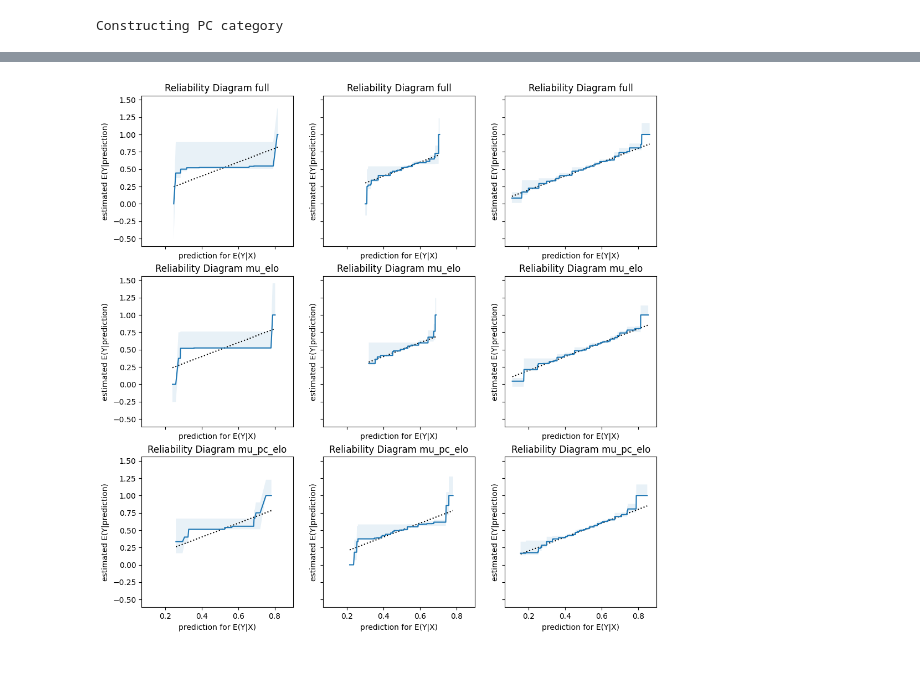
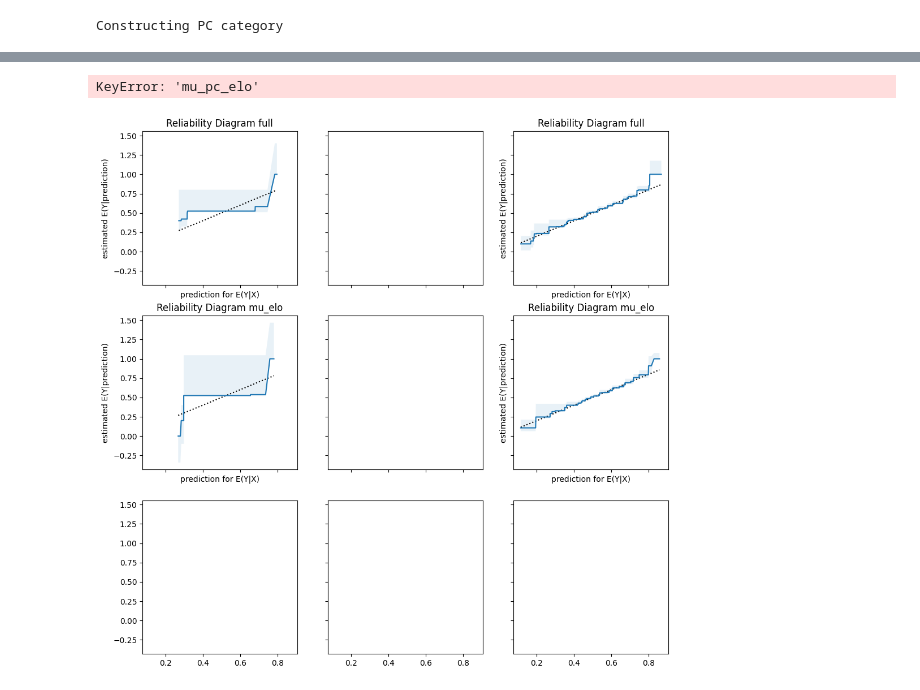
Before and after one commit to cpennington/yomi-skill, a Jupyter notebook: Model Check.ipynb, the cells around one changed output, grey strips where cells are left out. Drawn from its saved outputs; the diff is of its cells as text; code cells hidden in the pictures.

Commit message:
Switch to sklearn pipelines

```diff
--- a/Model Check.ipynb
+++ b/Model Check.ipynb
@@ -174,0 +132,2 @@ Transformation time =  0:02:18.038703
+# %%
+pipelines['full'].fit(X_train[:20], y_train[:20])
@@ -174,0 +136,7 @@ Transformation time =  0:02:18.038703
+# %%
+for model_name in model_names:
+    pipelines[model_name].fit(
+        X_train,
+        y_train,
+        # sample_weight=X_train[f'{models[model_name].weight_key}_weight']
+    )
@@ -175,10 +145,8 @@ Transformation time =  0:02:18.038703
 # %%
 pred_test = {
-    model_name: models[model_name].predict_proba(X_test)[:, 1]
-    for model_name in model_names
+    model_name: pipelines[model_name].predict_proba(X_test)[:, 1]
+    for model_name in pipelines
+    if hasattr(pipelines[model_name]['model'], 'inf_data_')
 }
 # %%
 df_pred_test = pandas.DataFrame(pred_test)
-# %%
-df_pred_test.set_index(X_test.index)
-pandas.concat([X_test, df_pred_test.set_index(X_test.index)], axis=1).sort_values('pc_elo_weight')[['player_1', 'character_1', 'win', 'character_2', 'player_2', 'pc_elo_1', 'pc_elo_2', 'pc_elo_weight'] + [model_name for model_name in model_names]]
@@ -199,34 +153,27 @@ pandas.concat([X_test, df_pred_test.set_index(X_test.index)], axis=1).sort_value
 # %%
 import matplotlib.pyplot as plt
 from model_diagnostics.calibration import compute_bias, plot_bias, plot_reliability_diagram
 fig, axes = plt.subplots(ncols=3, nrows=len(model_names), figsize=(12, 4*len(model_names)), sharex=True, sharey=True)
 mirror_matches = (X_test.character_1 == X_test.character_2).to_numpy()
-similar_elo_matches = ((X_test.elo_1 - X_test.elo_2).abs() < 50).to_numpy()
 
 for i, model_name in enumerate(model_names):
     plot_reliability_diagram(
         y_obs=y_test[mirror_matches],
         y_pred=df_pred_test[model_name][mirror_matches],
         # weights=X_test[models[model_name].weight_key + '_weight'],
         n_bootstrap=100,
         ax=axes[i][0],
     )
     plot_reliability_diagram(
-        y_obs=y_test[similar_elo_matches],
-        y_pred=df_pred_test[model_name][similar_elo_matches],
-        # weights=X_test[models[model_name].weight_key + '_weight'],
-        n_bootstrap=100,
-        ax=axes[i][1],
-    )
-    plot_reliability_diagram(
         y_obs=y_test,
         y_pred=df_pred_test[model_name],
         # weights=X_test[models[model_name].weight_key + '_weight'],
         n_bootstrap=100,
         ax=axes[i][2],
     )
 # %% [output]
+KeyError: 'mu_pc_elo'
-[figure, old version]
+[figure, new version]
 # %%
 from model_diagnostics.scoring import SquaredError, plot_murphy_diagram
 
```
Also changed, not shown: parts of 12 cells of this notebook, 7 other files.
